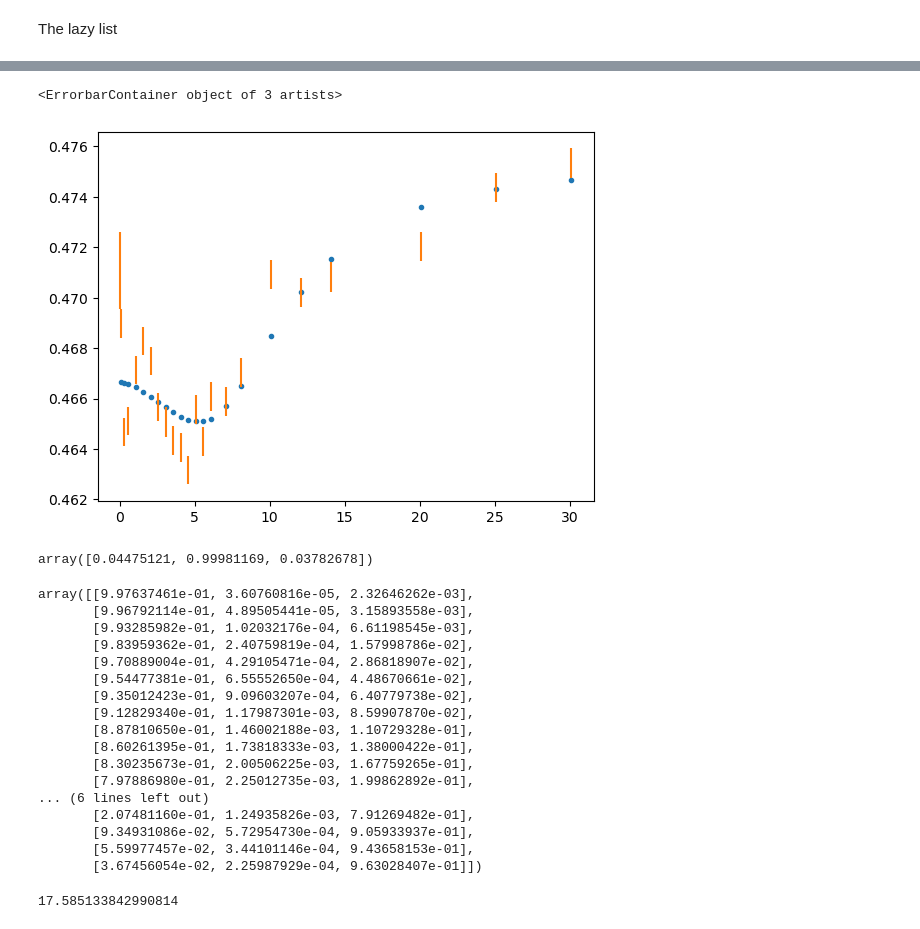
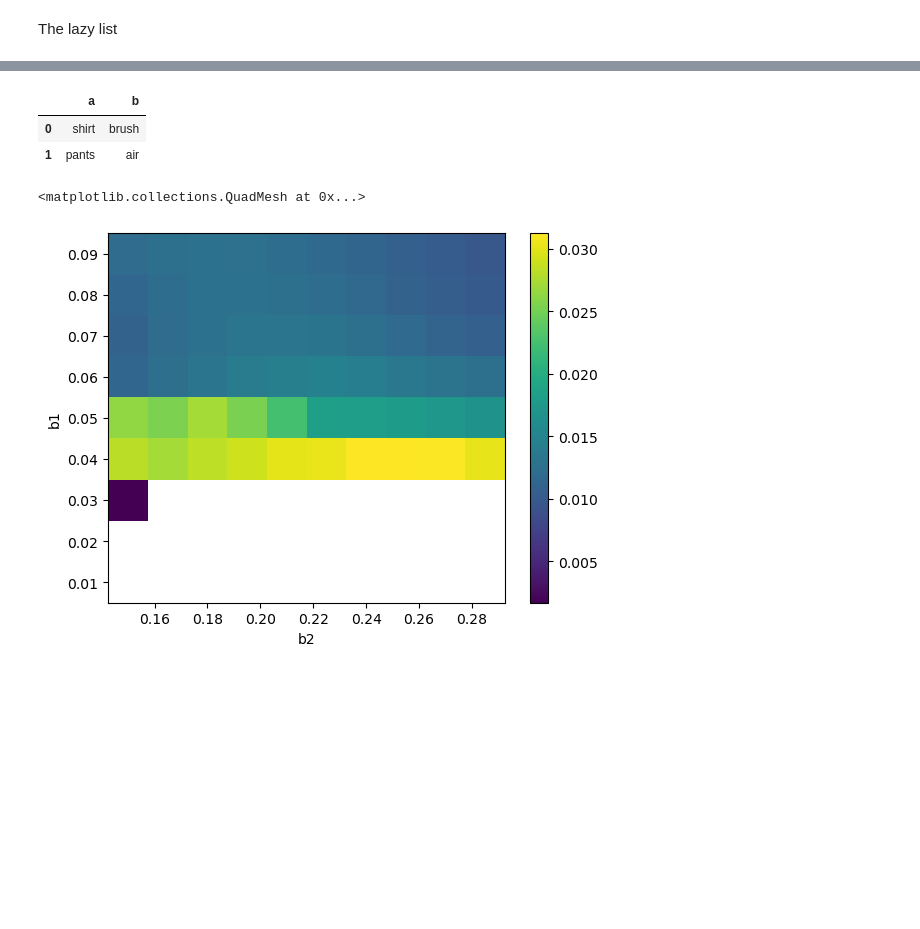
Before and after one commit to achiyaAmrusi/pyPAS, a Jupyter notebook: examples/pbs_diffusion_length_analysis.ipynb, the cells around one changed output, grey strips where cells are left out. Drawn from its saved outputs; the diff is of its cells as text; code cells hidden in the pictures; blank space fills up the shorter version.

```diff
--- a/examples/pbs_diffusion_length_analysis.ipynb
+++ b/examples/pbs_diffusion_length_analysis.ipynb
@@ -195 +463,4 @@ array([500., 190.,  50.])
+# %%
+likelihood_1 = xr.DataArray(np.exp(-likelihood.values/2+likelihood.min().item()/2), coords={'b1':x_1, 'b2':x_2})
+likelihood_1 = likelihood_1/likelihood_1.sum()
 # %%
@@ -205,7 +470,0 @@ tmp_s = vedbfit.s_parameter_calculation(vedbfit.energies, 1 / min_parm[0], 1 / 1
-# %%
-plt.plot(vedbfit.energies, tmp_s, ls='', marker = '.')
-#plt.errorbar(x=nominal_values(w_2.energy), y=nominal_values(w_2), yerr=std_devs(w_2), ls='')
-plt.errorbar(x=nominal_values(s_2.energy), y=nominal_values(s_2), yerr=std_devs(s_2), ls='')
-# %% [output]
-<ErrorbarContainer object of 3 artists>
-[figure, removed]
@@ -218,32 +471,12 @@ s_sample = annihilation_channel_rate_matrix @ s_vec
-# %%
-s_vec
-# %% [output]
-array([0.04475121, 0.99981169, 0.03782678])
-# %%
-annihilation_channel_rate_matrix
-# %% [output]
-array([[9.97637461e-01, 3.60760816e-05, 2.32646262e-03],
-       [9.96792114e-01, 4.89505441e-05, 3.15893558e-03],
-       [9.93285982e-01, 1.02032176e-04, 6.61198545e-03],
-       [9.83959362e-01, 2.40759819e-04, 1.57998786e-02],
-       [9.70889004e-01, 4.29105471e-04, 2.86818907e-02],
-       [9.54477381e-01, 6.55552650e-04, 4.48670661e-02],
-       [9.35012423e-01, 9.09603207e-04, 6.40779738e-02],
-       [9.12829340e-01, 1.17987301e-03, 8.59907870e-02],
-       [8.87810650e-01, 1.46002188e-03, 1.10729328e-01],
-       [8.60261395e-01, 1.73818333e-03, 1.38000422e-01],
-       [8.30235673e-01, 2.00506225e-03, 1.67759265e-01],
-       [7.97886980e-01, 2.25012735e-03, 1.99862892e-01],
-... (6 lines left out)
-       [2.07481160e-01, 1.24935826e-03, 7.91269482e-01],
-       [9.34931086e-02, 5.72954730e-04, 9.05933937e-01],
-       [5.59977457e-02, 3.44101146e-04, 9.43658153e-01],
-       [3.67456054e-02, 2.25987929e-04, 9.63028407e-01]])
-# %%
-from scipy.constants import Avogadro
-σ = 0.661*1e-24 # 1.93*1e-24
-Σ = 0.175
-ρ = 40*Σ/(σ*Avogadro)
-ρ
-# %% [output]
-17.585133842990814
+# %%
+a = pd.DataFrame({'a':['shirt', 'pants'], 'b': ['brush', 'air']})
+a
+# %% [output]
+|  | a | b |
+| 0 | shirt | brush |
+| 1 | pants | air |
+# %%
+likelihood_1.plot()
+# %% [output]
+<matplotlib.collections.QuadMesh at 0x...>
+[figure, added]
```
Also changed, not shown: parts of 38 cells of this notebook, 12 other files.
